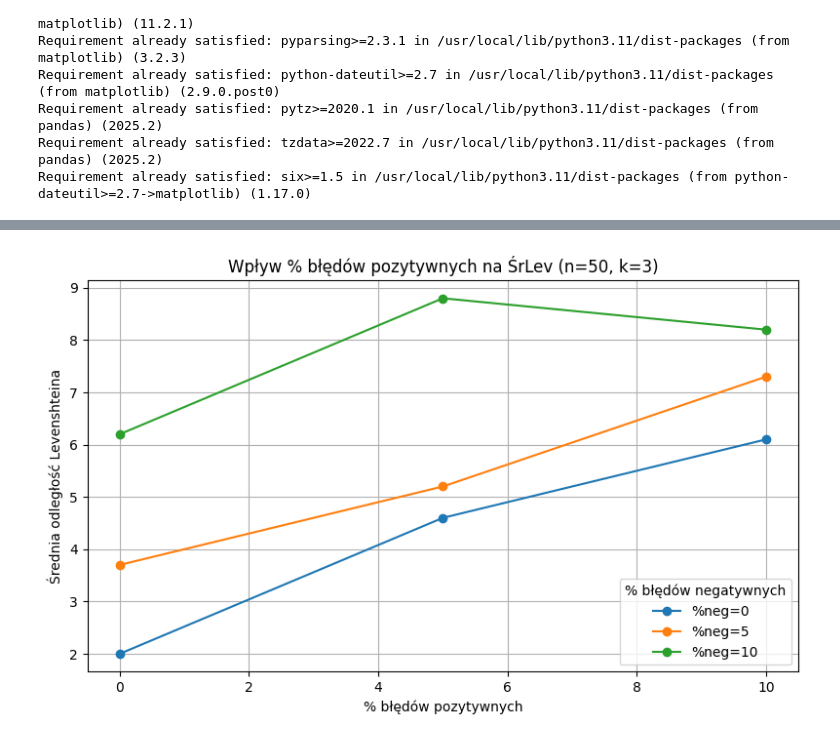
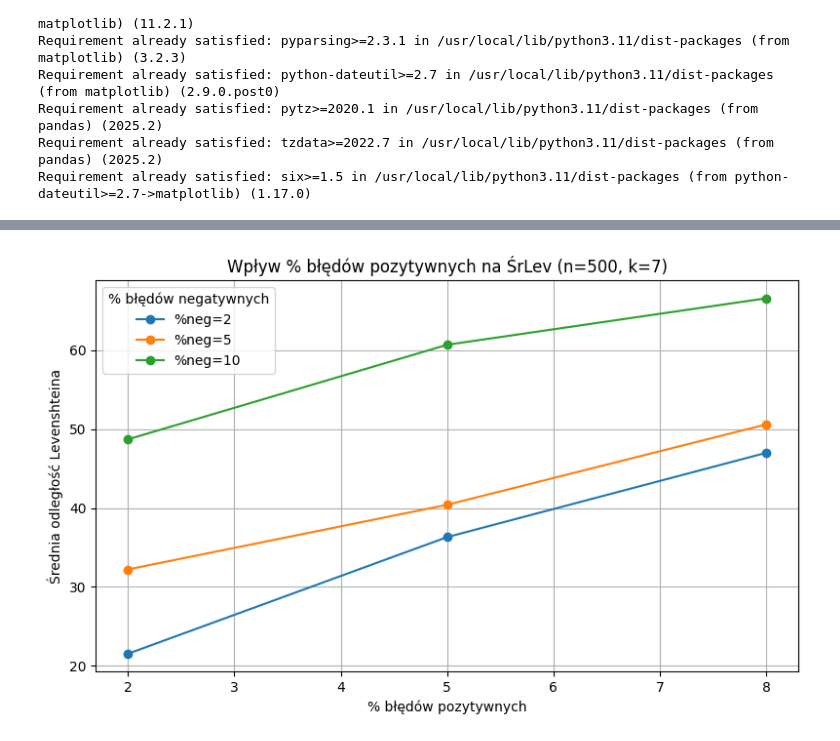
Before and after one commit to WerWin09/Bioinformatyka, a Jupyter notebook: main.ipynb, the cells around one changed output, grey strips where cells are left out. Drawn from its saved outputs; the diff is of its cells as text; code cells hidden in the pictures.

```diff
--- a/main.ipynb
+++ b/main.ipynb
@@ -23,43 +23,46 @@ import time
 import numpy as np
 import matplotlib.pyplot as plt
 
-# Levenshtein distance
+# Funkcja obliczająca odległość Levenshteina pomiędzy dwoma łańcuchami znaków (DNA).
+# Mówi, ile operacji (wstawień, usunięć, podmian) potrzeba, by zamienić jeden łańcuch w drugi.
 def levenshtein_distance(s1, s2):
     m = len(s1)
     n = len(s2)
+    # Tworzymy macierz dynamiczną do przechowywania kosztów
     dp = [[0]*(n+1) for _ in range(m+1)]
     for i in range(m+1):
         for j in range(n+1):
             if i == 0:
-                dp[i][j] = j
+                dp[i][j] = j  # koszt wstawień
             elif j == 0:
-                dp[i][j] = i
+                dp[i][j] = i  # koszt usunięć
             elif s1[i-1] == s2[j-1]:
-                dp[i][j] = dp[i-1][j-1]
+                dp[i][j] = dp[i-1][j-1]  # brak kosztu, znaki identyczne
             else:
+                # Minimum z kosztu wstawienia, usunięcia lub podmiany
                 dp[i][j] = 1 + min(dp[i-1][j], dp[i][j-1], dp[i-1][j-1])
     return dp[m][n]
 
-# Generate DNA sequence of length n
+# Funkcja generująca losowy łańcuch DNA o długości n
 def generate_dna(n):
     bases = "ATCG"
     dna = ''.join(random.choice(bases) for _ in range(n))
     return dna
 
-# Split DNA into fragments of length k
+# Funkcja tnąca DNA na fragmenty długości k (oligonukleotydy)
 def cut_dna(dna, k):
     return [dna[i:i+k] for i in range(len(dna)-k+1)]
 
-# Add positive and negative errors
+# Funkcja dodająca błędy pozytywne (wstawienia) i negatywne (usunięcia) do fragmentu DNA
 def add_errors(dna, p_positive, p_negative):
-    # Positive errors
+    # Dodajemy błędy pozytywne – z prawdopodobieństwem p_positive wstawiamy losową bazę w losowe miejsce
     i = 0
     while i < len(dna):
         if random.random() < p_positive:
             dna = dna[:i] + random.choice("ATCG") + dna[i:]
-            i += 1  # Move past inserted base
+            i += 1  # przeskakujemy nowo wstawiony znak
         i += 1
-    # Negative errors
+    # Usuwamy błędy negatywne – z prawdopodobieństwem p_negative usuwamy znak
     i = len(dna) - 1
     while i >= 0:
         if random.random() < p_negative:
@@ -67,75 +70,82 @@ def add_errors(dna, p_positive, p_negative):
         i -= 1
     return dna
 
-# Find path in graph (DFS-like)
+# Funkcja pomocnicza do rekonstrukcji ścieżki w grafie (DFS)
 def find_path(graph, path, visited, current):
     for i in range(len(graph)):
         if graph[current][i] > 0 and visited[i] == 0:
             visited[i] = 1
             find_path(graph, path, visited, i)
-            path.append(i)
+            path.append(i)  # dodajemy do ścieżki po odwiedzeniu
 
+# Jeden test rekonstrukcji DNA przy zadanych parametrach
 def single_test(n, k, p_positive, p_negative):
+    # Generujemy oryginalne DNA
     original_dna = generate_dna(n)
+    # Tniemy na fragmenty długości k
     fragments = cut_dna(original_dna, k)
+    # Do każdego fragmentu dodajemy błędy pozytywne/negatywne
     fragments_with_errors = [add_errors(f, p_positive, p_negative) for f in fragments]
-
-    # Build graph
+    # Budujemy macierz grafu (fragmenty jako wierzchołki, wagi = różnice prefiksów)
     graph = [[0 for _ in fragments_with_errors] for _ in fragments_with_errors]
     for i in range(len(fragments_with_errors)):
         for j in range(len(fragments_with_errors)):
             if i != j:
                 common_prefix = 0
+                # Liczymy wspólny prefiks (ile znaków jest takich samych na początku)
                 while (common_prefix < k and
                        len(fragments_with_errors[i]) > common_prefix and
                        len(fragments_with_errors[j]) > common_prefix and
                        fragments_with_errors[i][common_prefix] == fragments_with_errors[j][common_prefix]):
                     common_prefix += 1
+                # Waga krawędzi to brakujące znaki do pełnego pokrycia
                 graph[i][j] = k - common_prefix
-
-    # DFS path
+    # Przeszukiwanie grafu – próbujemy przejść po wierzchołkach
     path = []
     visited = [0] * len(fragments_with_errors)
-    visited[0] = 1
+    visited[0] = 1  # zaczynamy od pierwszego wierzchołka
     find_path(graph, path, visited, 0)
-    path.append(0)  # close loop
-
-    # Reconstruct DNA
+    path.append(0)
+    # Składamy DNA na podstawie odwiedzonej ścieżki (zachowując pierwszy znak każdego fragmentu)
     reconstructed_dna = ''.join([fragments_with_errors[i][0] if fragments_with_errors[i] else 'N' for i in reversed(path)])
-    # Levenshtein distance
+    # Liczymy odległość Levenshteina – miarę jakości rekonstrukcji
     lev = levenshtein_distance(reconstructed_dna, original_dna)
     return lev
 
+# Główna funkcja uruchamiająca serię testów dla różnych parametrów
 def main():
     random.seed(int(time.time()))
-    # Parametry testów
-    n_values = [30, 50]       # długości DNA
-    k_values = [3, 5]         # długości fragmentów
-    p_pos_values = [0.0, 0.05, 0.1]    # błędy pozytywne
-    p_neg_values = [0.0, 0.05, 0.1]    # błędy negatywne
-    tests_per_config = 10     # liczba powtórzeń dla każdego zestawu parametrów
+    # Parametry testów (długości DNA, długości fragmentów, procenty błędów)
+    n_values = [300, 500]
+    k_values = [7, 9]
+    p_pos_values = [0.02, 0.05, 0.08]
+    p_neg_values = [0.02, 0.05, 0.1]
+    tests_per_config = 10  # ile razy powtarzamy dla danej konfiguracji
 
     results = []
-    # Nagłówek tabeli
-    print(f"{'n':>4} {'k':>3} {'%poz':>5} {'%neg':>5} {'ŚrLev':>8} {'StdLev':>8}")
-    print("-"*40)
+    # Wydruk nagłówka wyników
+    print(f"{'n':>4} {'k':>3} {'%poz':>5} {'%neg':>5} {'ŚrLev':>8} {'StdLev':>8} {'%błędnych':>10}")
+    print("-"*56)
 
+    # Pętla po wszystkich kombinacjach parametrów
     for n in n_values:
         for k in k_values:
             for p_pos in p_pos_values:
                 for p_neg in p_neg_values:
                     lev_results = []
+                    # Wykonujemy tests_per_config testów dla danej konfiguracji
                     for _ in range(tests_per_config):
                         lev = single_test(n, k, p_pos, p_neg)
                         lev_results.append(lev)
+                    # Liczymy średnią i odchylenie standardowe odległości Levenshteina
                     avg_lev = np.mean(lev_results)
                     std_lev = np.std(lev_results)
-                    results.append((n, k, p_pos, p_neg, avg_lev, std_lev))
-                    # Wypisz wiersz tabeli
-                    print(f"{n:>4} {k:>3} {p_pos*100:5.1f} {p_neg*100:5.1f} {avg_lev:8.2f} {std_lev:8.2f}")
+                    percent_wrong = (avg_lev / n) * 100  # % błędnie zrekonstruowanych nukleotydów
+                    results.append((n, k, p_pos, p_neg, avg_lev, std_lev, percent_wrong))
+                    # Wydruk wyników
+                    print(f"{n:>4} {k:>3} {p_pos*100:5.1f} {p_neg*100:5.1f} {avg_lev:8.2f} {std_lev:8.2f} {percent_wrong:10.2f}")
 
-    # ------- Tworzenie wykresu ---------
-    # Przykładowy wykres: wpływ błędów pozytywnych na ŚrLev (przy stałym n, k i p_neg)
+    # Wizualizacja: wykresy wpływu błędów na jakość rekonstrukcji
     for n in n_values:
         for k in k_values:
             plt.figure(figsize=(8, 5))
@@ -146,7 +156,7 @@ def main():
                     for row in results:
                         if row[0] == n and row[1] == k and row[3] == p_neg and row[2] == p_pos:
                             x.append(p_pos*100)
-                            y.append(row[4])
+                            y.append(row[4])  # średnia Levenshteina
                 plt.plot(x, y, marker='o', label=f'%neg={int(p_neg*100)}')
             plt.title(f'Wpływ % błędów pozytywnych na ŚrLev (n={n}, k={k})')
             plt.xlabel('% błędów pozytywnych')
@@ -181 +191 @@ if __name__ == "__main__":
-[figure, old version]
+[figure, new version]
```
Also changed, not shown: parts of 1 cell of this notebook.
